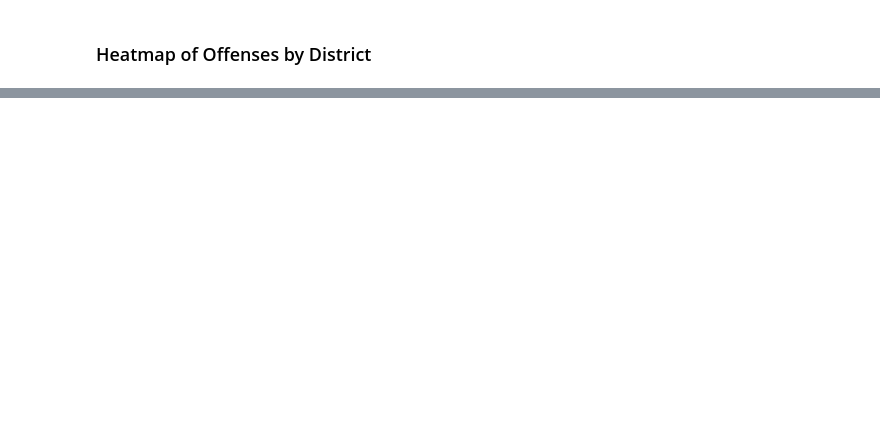
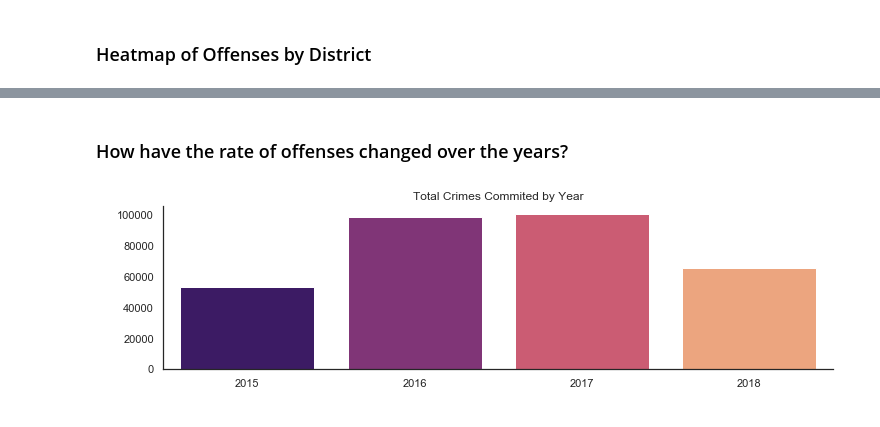
Before and after one commit to SpacePatroller/Boston_Crime_Data, a Jupyter notebook: Crime Data EDA.ipynb, the cells around one changed output, grey strips where cells are left out. Saved outputs shown, nothing was run; the diff lists cells and outputs as text; code cells hidden in the pictures; blank space fills up the shorter version.

```diff
--- a/Crime Data EDA.ipynb
+++ b/Crime Data EDA.ipynb
@@ -236,0 +316,20 @@ plt.savefig('images/districtsOffenseHeatMap.png',bbox_inches='tight')
+# %% [markdown]
+### How have the rate of offenses changed over the years?
+# %%
+offensesByYear = pd.DataFrame(df.groupby(['YEAR'])['OFFENSE_CODE_GROUP'].count()).reset_index().rename(columns={'OFFENSE_CODE_GROUP':'Count'})
+offensesByYear
+
+sns.set()
+sns.set_style('white')
+
+figure = plt.figure(figsize=(12,3))
+
+sns.barplot(x=offensesByYear['YEAR'],y=offensesByYear['Count'],palette='magma')
+sns.despine()
+plt.ylabel(' ')
+plt.xlabel(' ')
+plt.title('Total Crimes Commited by Year')
+
+plt.savefig('images/crimesByyear.png')
+# %% [output]
+[figure, added]
```
Also changed, not shown: parts of 18 cells of this notebook, 9 other files.
